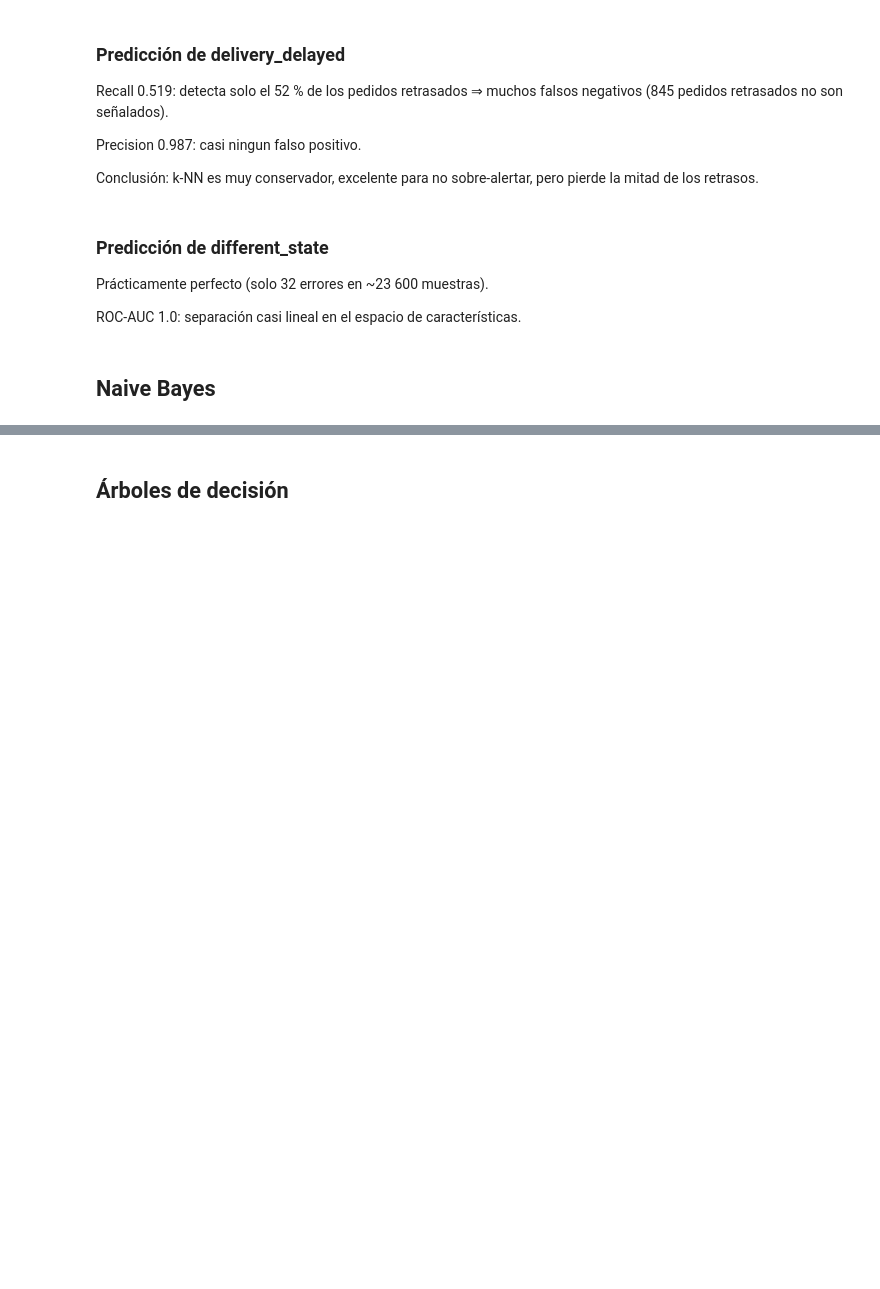
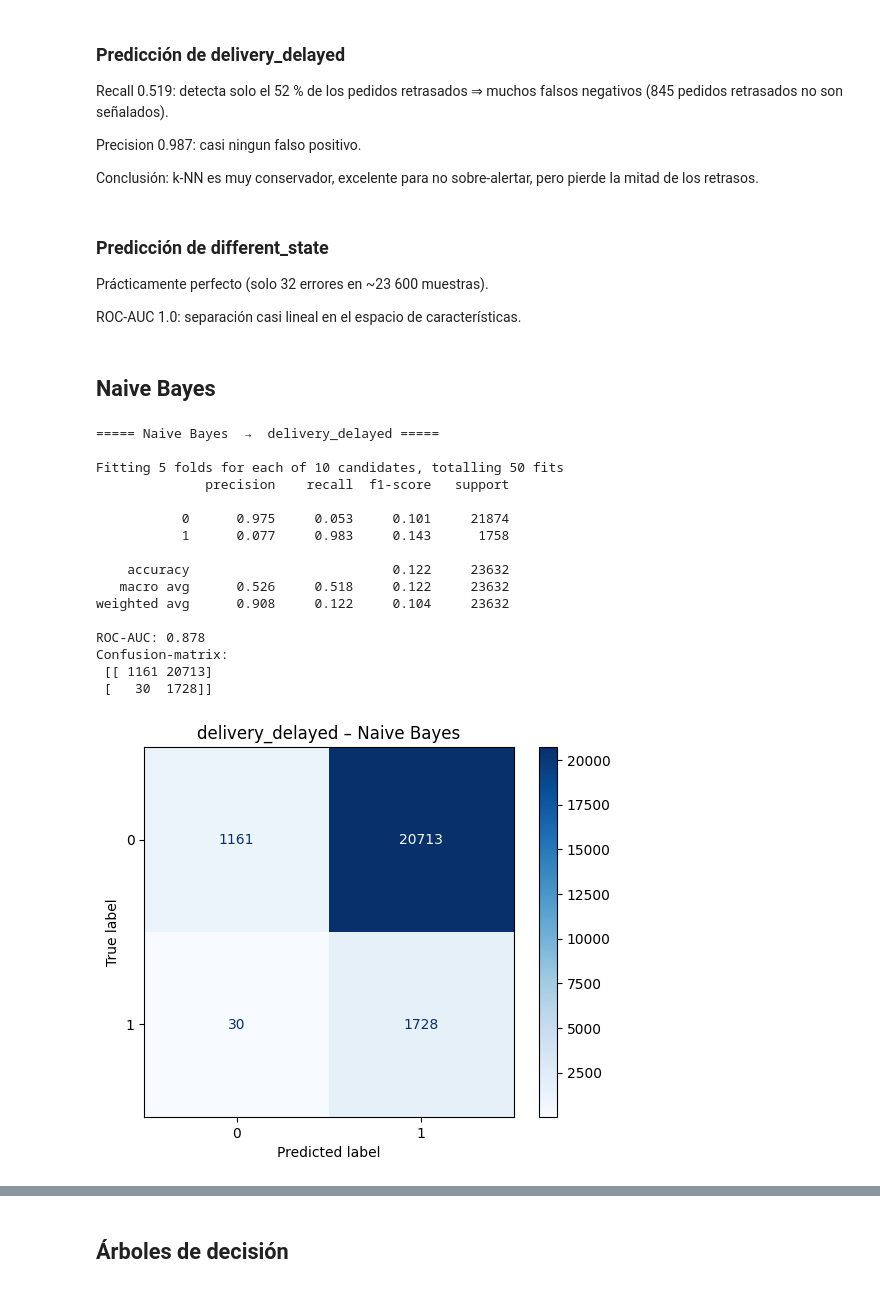
Before and after one commit to JoaquinCampos22155/proyecto3_Mineria, a Jupyter notebook: ModelosRegresion.ipynb, the cells around one changed output, grey strips where cells are left out. Drawn from its saved outputs; the diff is of its cells as text; code cells hidden in the pictures; blank space fills up the shorter version.

Commit message:
feat: Naieve bayes, Random forest and decision tree

```diff
--- a/ModelosRegresion.ipynb
+++ b/ModelosRegresion.ipynb
@@ -10,7 +10,7 @@ import numpy as np
 from sklearn.model_selection import GridSearchCV
 
 # Abrir CSV
-df = pd.read_csv('dataset/cleaned_orders.csv')
+df = pd.read_csv('/dataset/cleaned_orders.csv')
 df['delivery_delayed'] =  df['delivery_delayed'].astype(int)
 df['different_state'] = df['different_state'].astype(int)
 
@@ -1104,3 +1057,81 @@ Prácticamente perfecto (solo 32 errores en ~23 600 muestras).
 ROC-AUC 1.0: separación casi lineal en el espacio de características.
 # %% [markdown]
 ## Naive Bayes
+# %%
+# Naive Bayes
+import os, joblib
+import matplotlib.pyplot as plt
+import pandas as pd, numpy as np
+from sklearn.model_selection import train_test_split, GridSearchCV, StratifiedKFold
+from sklearn.preprocessing import StandardScaler
+from sklearn.pipeline import Pipeline
+from sklearn.naive_bayes import GaussianNB
+from sklearn.metrics import classification_report, roc_auc_score, confusion_matrix, ConfusionMatrixDisplay
+
+# Parámetros globales
+TARGETS     = ["delivery_delayed", "different_state"]
+RANDOM_SEED = 42
+CV          = StratifiedKFold(5, shuffle=True, random_state=RANDOM_SEED)
+GRID        = {"clf__var_smoothing": np.logspace(-9, -6, 10)}
+
+# Imputación de datos
+df_filled = df.fillna(df.mean(numeric_only=True))
+
+for tgt in TARGETS:
+    print(f"\n===== Naive Bayes  →  {tgt} =====\n")
+
+    X = df_filled.drop(columns=[tgt])
+    y = df_filled[tgt]
+
+    Xtr, Xte, ytr, yte = train_test_split(
+        X, y, test_size=0.25, stratify=y, random_state=RANDOM_SEED)
+
+    pipe = Pipeline([
+        ("scale", StandardScaler()),         # opcional pero consistente con otros pipelines
+        ("clf", GaussianNB())
+    ])
+
+    search = GridSearchCV(
+        pipe,
+        GRID,
+        cv=CV,
+        scoring="roc_auc",
+        n_jobs=-1,
+        verbose=1
+    )
+    search.fit(Xtr, ytr)
+    best = search.best_estimator_
+
+    y_pred = best.predict(Xte)
+    y_prob = best.predict_proba(Xte)[:, 1]
+    cm     = confusion_matrix(yte, y_pred)
+
+    print(classification_report(yte, y_pred, digits=3))
+    print("ROC-AUC:", roc_auc_score(yte, y_prob).round(3))
+    print("Confusion-matrix:\n", cm, "\n")
+
+    disp = ConfusionMatrixDisplay(cm, display_labels=best.classes_)
+    disp.plot(cmap="Blues")
+    plt.title(f"{tgt} – Naive Bayes")
+    plt.savefig(f"cm_nb_{tgt}.png", dpi=150, bbox_inches="tight")
+    plt.show()
+
+    joblib.dump(best, f"nb_best_{tgt}.joblib")
+# %% [output]
+===== Naive Bayes  →  delivery_delayed =====
+
+Fitting 5 folds for each of 10 candidates, totalling 50 fits
+              precision    recall  f1-score   support
+
+           0      0.975     0.053     0.101     21874
+           1      0.077     0.983     0.143      1758
+
+    accuracy                          0.122     23632
+   macro avg      0.526     0.518     0.122     23632
+weighted avg      0.908     0.122     0.104     23632
+
+ROC-AUC: 0.878
+Confusion-matrix:
+ [[ 1161 20713]
+ [   30  1728]]
+[figure, added]
```
Also changed, not shown: parts of 9 cells of this notebook.
